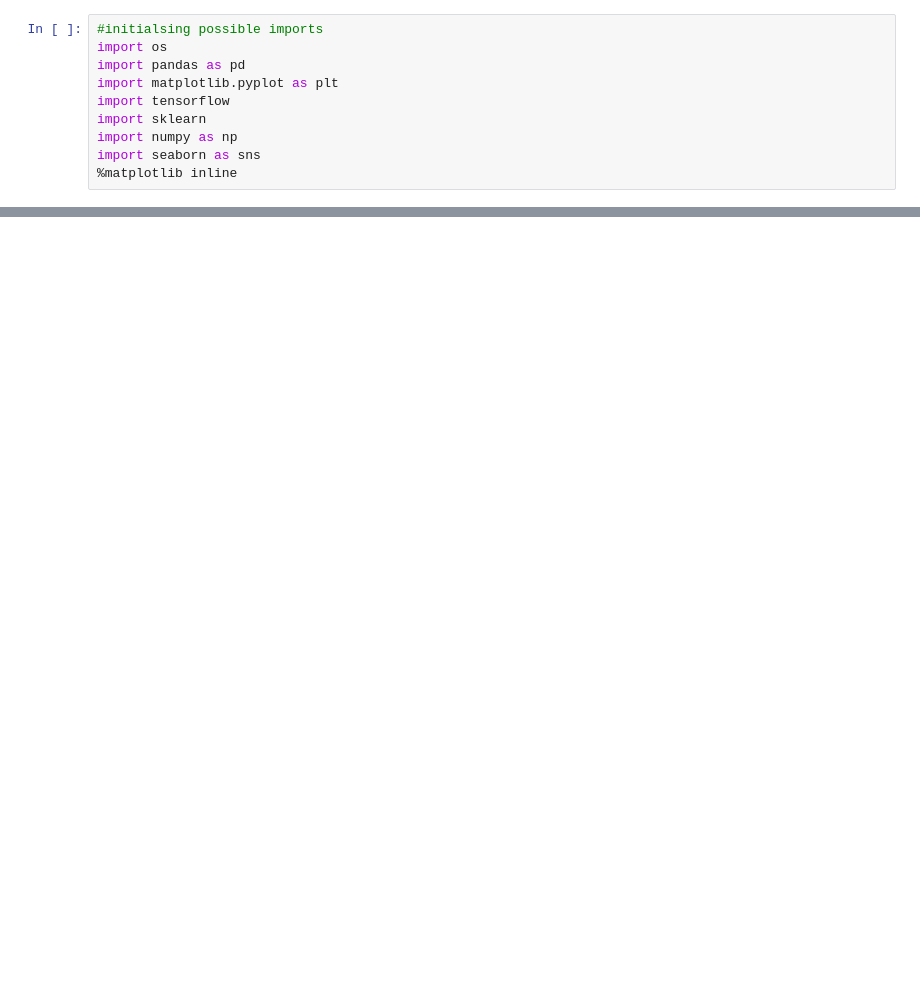
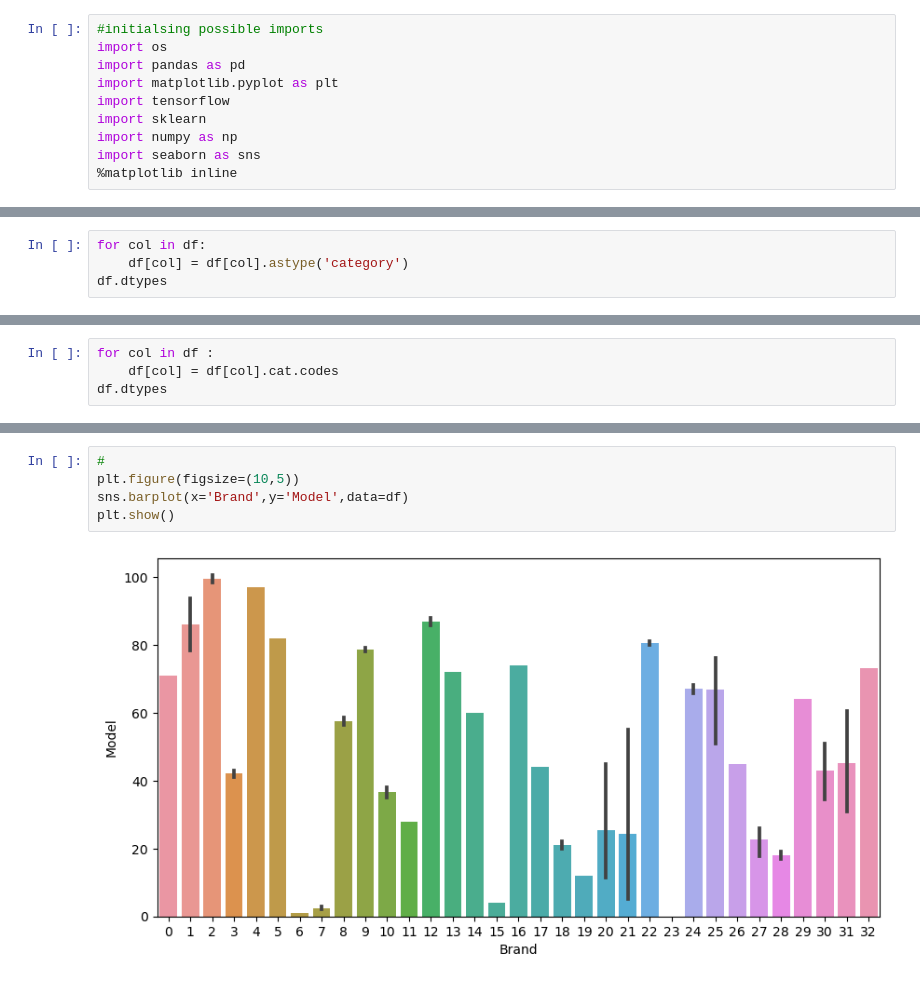
Before and after one commit to rohith4088/EV_SEGMENTATION, a Jupyter notebook: ev_segmentation.ipynb, the cells around one changed output, grey strips where cells are left out. Saved outputs shown, nothing was run; the diff lists cells and outputs as text; blank space fills up the shorter version.

```diff
--- a/ev_segmentation.ipynb
+++ b/ev_segmentation.ipynb
@@ -20,0 +142,4 @@ df.head()
+# %%
+for col in df:
+    df[col] = df[col].astype('category')
+df.dtypes
@@ -20,0 +162,4 @@ df.head()
+# %%
+for col in df :
+    df[col] = df[col].cat.codes
+df.dtypes
@@ -20,0 +191,7 @@ df.head()
+# %%
+#
+plt.figure(figsize=(10,5))
+sns.barplot(x='Brand',y='Model',data=df)
+plt.show()
+# %% [output]
+[figure, added]
```
Also changed, not shown: parts of 16 cells of this notebook.
